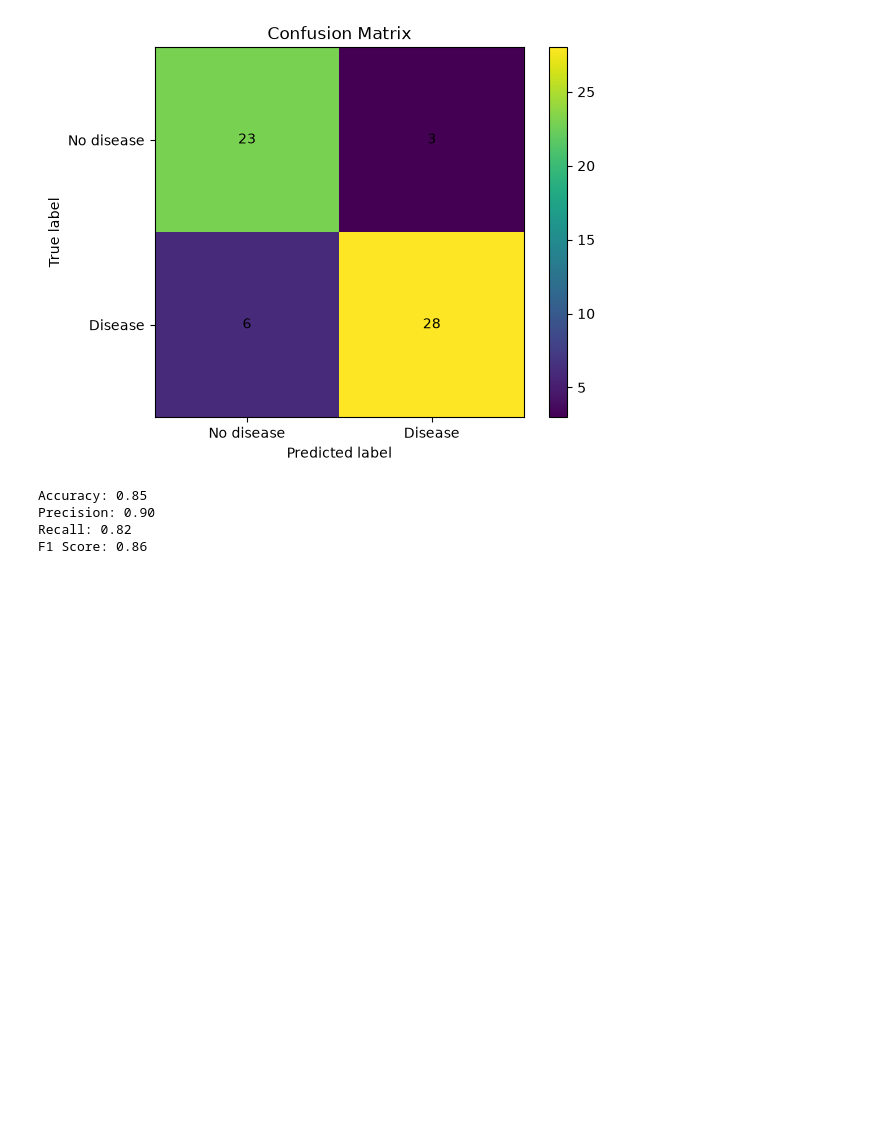
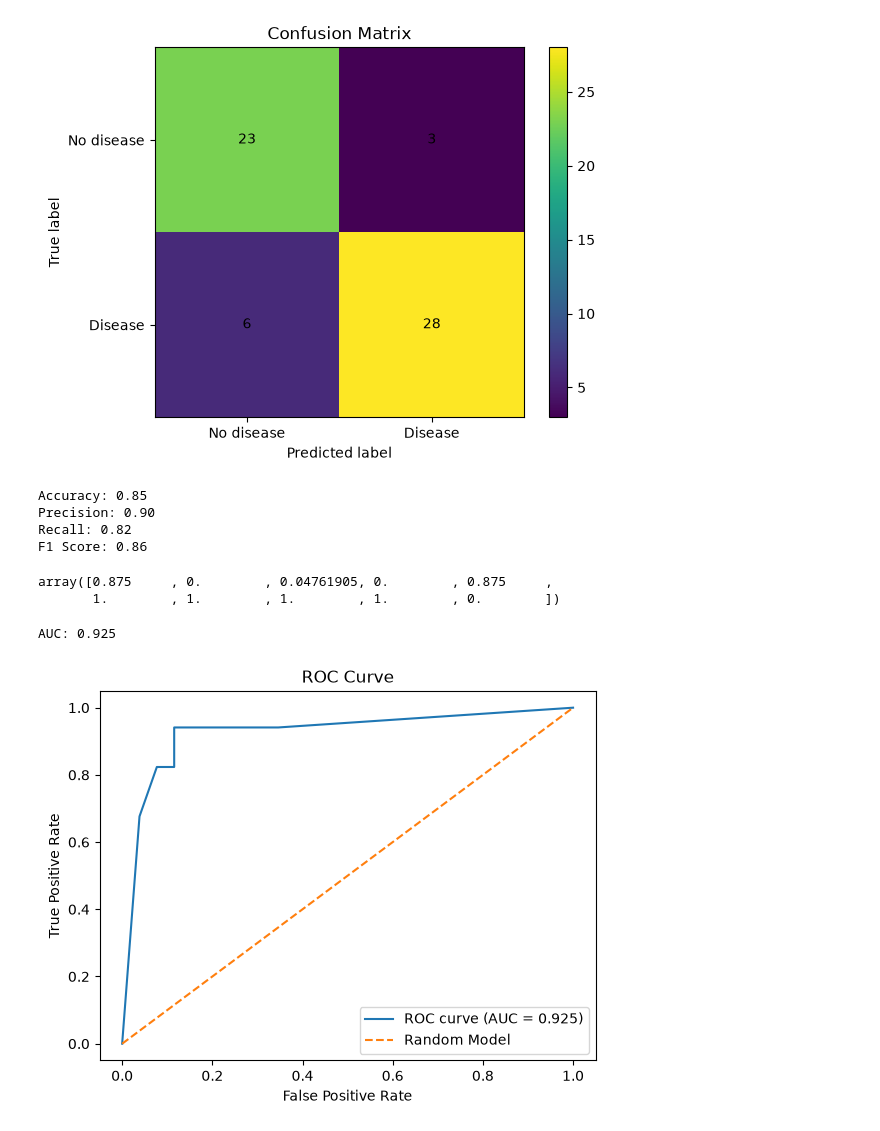
Before and after one commit to flucloxin500/Phitron, a Jupyter notebook: Machine Learning/Week 3/Module 11/11_6_Evaluating_a_Decision_Tree_(Accuracy_Precision_Recall_F1_Confusion_Matrix)_Part_01.ipynb, the cells around one changed output. Cells and saved outputs as stored; diff of their text form; code cells hidden in the pictures; blank space fills up the shorter version.

Commit message:
11.9 ROC Curve, AUC, and Threshold Interpretation_Part 02

```diff
--- a/Machine Learning/Week 3/Module 11/11_6_Evaluating_a_Decision_Tree_(Accuracy_Precision_Recall_F1_Confusion_Matrix)_Part_01.ipynb
+++ b/Machine Learning/Week 3/Module 11/11_6_Evaluating_a_Decision_Tree_(Accuracy_Precision_Recall_F1_Confusion_Matrix)_Part_01.ipynb
@@ -114,3 +114,29 @@ Accuracy: 0.85
 Precision: 0.90
 Recall: 0.82
 F1 Score: 0.86
+# %%
+#Predicted Probabilities
+y_proba_h = tree_heart.predict_proba(X_test_h)[:, 1]
+y_proba_h[:10]
+# %% [output]
+array([0.875     , 0.        , 0.04761905, 0.        , 0.875     ,
+       1.        , 1.        , 1.        , 1.        , 0.        ])
+# %%
+#ROC curve and AUC
+fpr,tpr,thresholds = roc_curve(y_test_h, y_proba_h)
+roc_auc = auc(fpr,tpr)
+print(f"AUC: {roc_auc:.3f}")
+# %% [output]
+AUC: 0.925
+# %%
+#Plot
+plt.figure()
+plt.plot(fpr, tpr, label=f'ROC curve (AUC = {roc_auc:.3f})')
+plt.plot([0,1], [0,1], linestyle='--', label='Random Model')
+plt.xlabel('False Positive Rate')
+plt.ylabel('True Positive Rate')
+plt.title('ROC Curve')
+plt.legend()
+plt.show()
+# %% [output]
+[figure, added]
```
